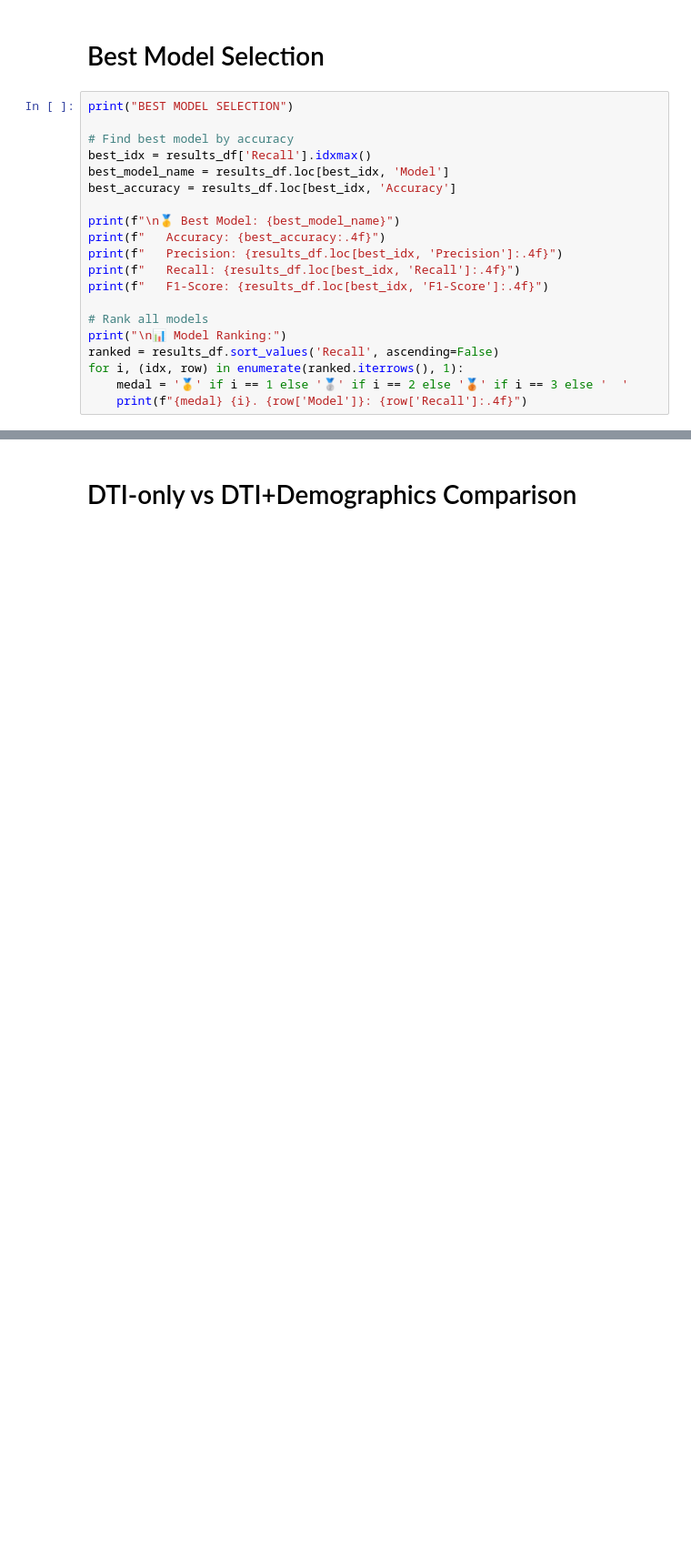
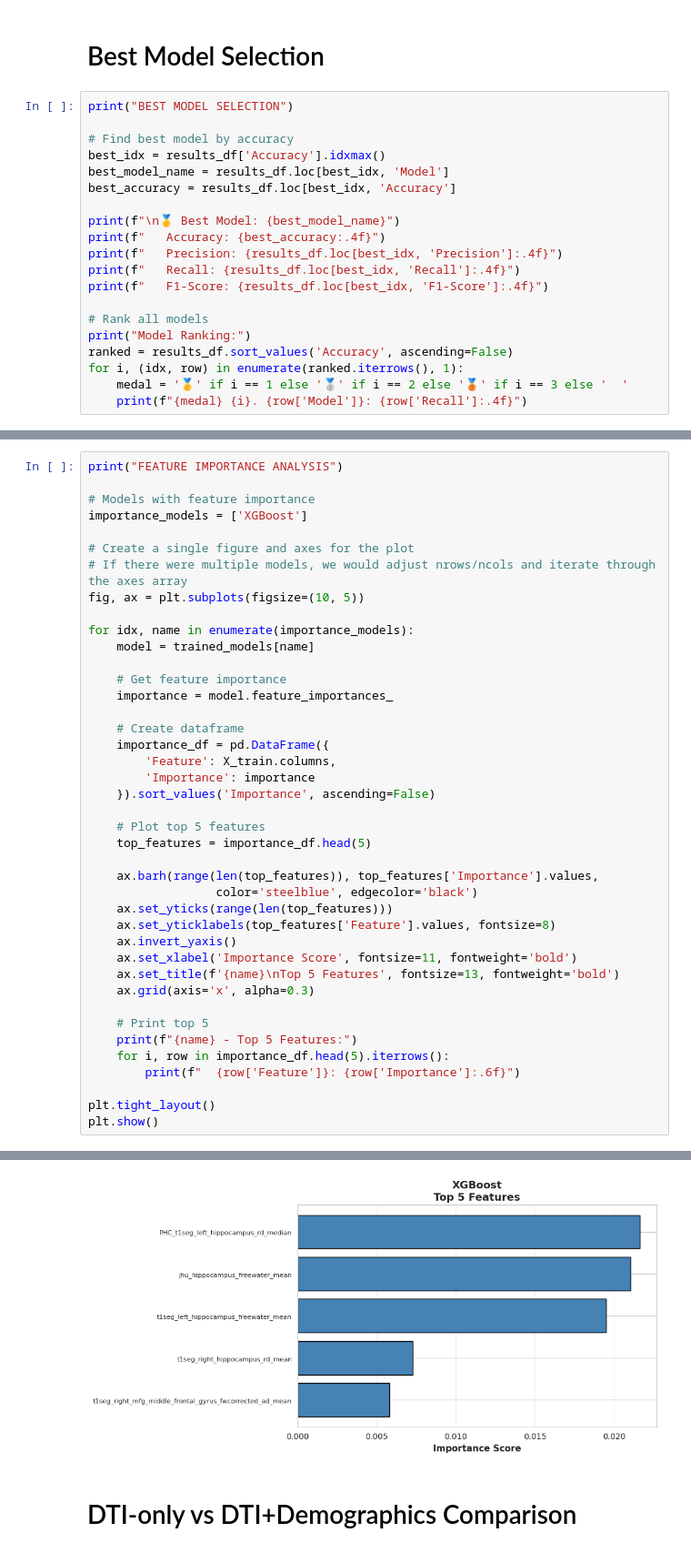
Before and after one commit to hapianalyst/Alzheimer-s-Disease-Classification-Using-DTI-Biomarkers, a Jupyter notebook: Alzheimer’s_Prediction.ipynb, the cells around one changed output, grey strips where cells are left out. Shown at 91% size. Saved outputs shown, nothing was run; the diff lists cells and outputs as text; blank space fills up the shorter version.

```diff
--- a/Alzheimer’s_Prediction.ipynb
+++ b/Alzheimer’s_Prediction.ipynb
@@ -1600,7 +1534,7 @@ Random Forest - Top 10 Features:
 print("BEST MODEL SELECTION")
 
 # Find best model by accuracy
-best_idx = results_df['Recall'].idxmax()
+best_idx = results_df['Accuracy'].idxmax()
 best_model_name = results_df.loc[best_idx, 'Model']
 best_accuracy = results_df.loc[best_idx, 'Accuracy']
 
@@ -1611,8 +1545,8 @@ print(f"   Recall: {results_df.loc[best_idx, 'Recall']:.4f}")
 print(f"   F1-Score: {results_df.loc[best_idx, 'F1-Score']:.4f}")
 
 # Rank all models
-print("\n📊 Model Ranking:")
-ranked = results_df.sort_values('Recall', ascending=False)
+print("Model Ranking:")
+ranked = results_df.sort_values('Accuracy', ascending=False)
 for i, (idx, row) in enumerate(ranked.iterrows(), 1):
     medal = '🥇' if i == 1 else '🥈' if i == 2 else '🥉' if i == 3 else '  '
     print(f"{medal} {i}. {row['Model']}: {row['Recall']:.4f}")
@@ -1631,0 +1567,42 @@ BEST MODEL SELECTION
+# %%
+print("FEATURE IMPORTANCE ANALYSIS")
+
+# Models with feature importance
+importance_models = ['XGBoost']
+
+# Create a single figure and axes for the plot
+# If there were multiple models, we would adjust nrows/ncols and iterate through the axes array
+fig, ax = plt.subplots(figsize=(10, 5))
+
+for idx, name in enumerate(importance_models):
+    model = trained_models[name]
+
+    # Get feature importance
+    importance = model.feature_importances_
+
+    # Create dataframe
+    importance_df = pd.DataFrame({
+        'Feature': X_train.columns,
+        'Importance': importance
+    }).sort_values('Importance', ascending=False)
+
+    # Plot top 5 features
+    top_features = importance_df.head(5)
+
+    ax.barh(range(len(top_features)), top_features['Importance'].values,
+                  color='steelblue', edgecolor='black')
+    ax.set_yticks(range(len(top_features)))
+    ax.set_yticklabels(top_features['Feature'].values, fontsize=8)
+    ax.invert_yaxis()
+    ax.set_xlabel('Importance Score', fontsize=11, fontweight='bold')
+    ax.set_title(f'{name}\nTop 5 Features', fontsize=13, fontweight='bold')
+    ax.grid(axis='x', alpha=0.3)
+
+    # Print top 5
+    print(f"{name} - Top 5 Features:")
+    for i, row in importance_df.head(5).iterrows():
+        print(f"  {row['Feature']}: {row['Importance']:.6f}")
+
+plt.tight_layout()
+plt.show()
+# %% [output]
@@ -1632,3 +1616,4 @@ BEST MODEL SELECTION
+[figure, added]
 # %% [markdown]
 # DTI-only vs DTI+Demographics Comparison
 # %%
```
Also changed, not shown: parts of 17 cells of this notebook.
